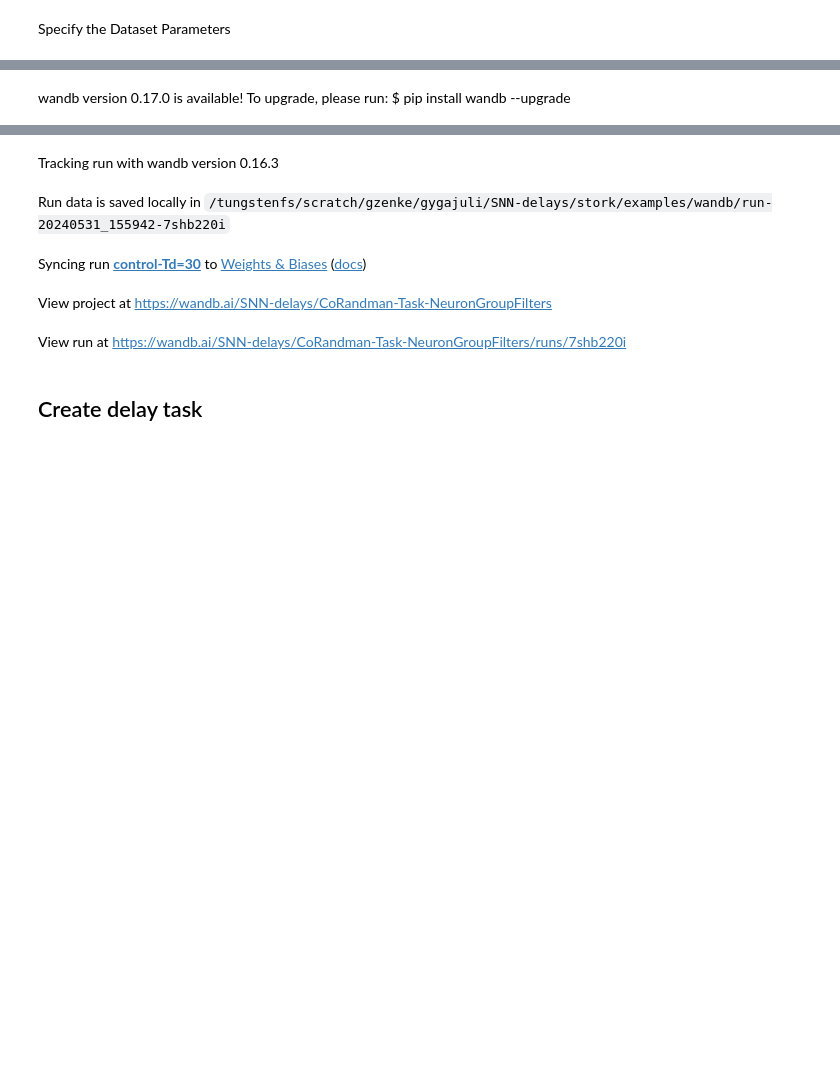
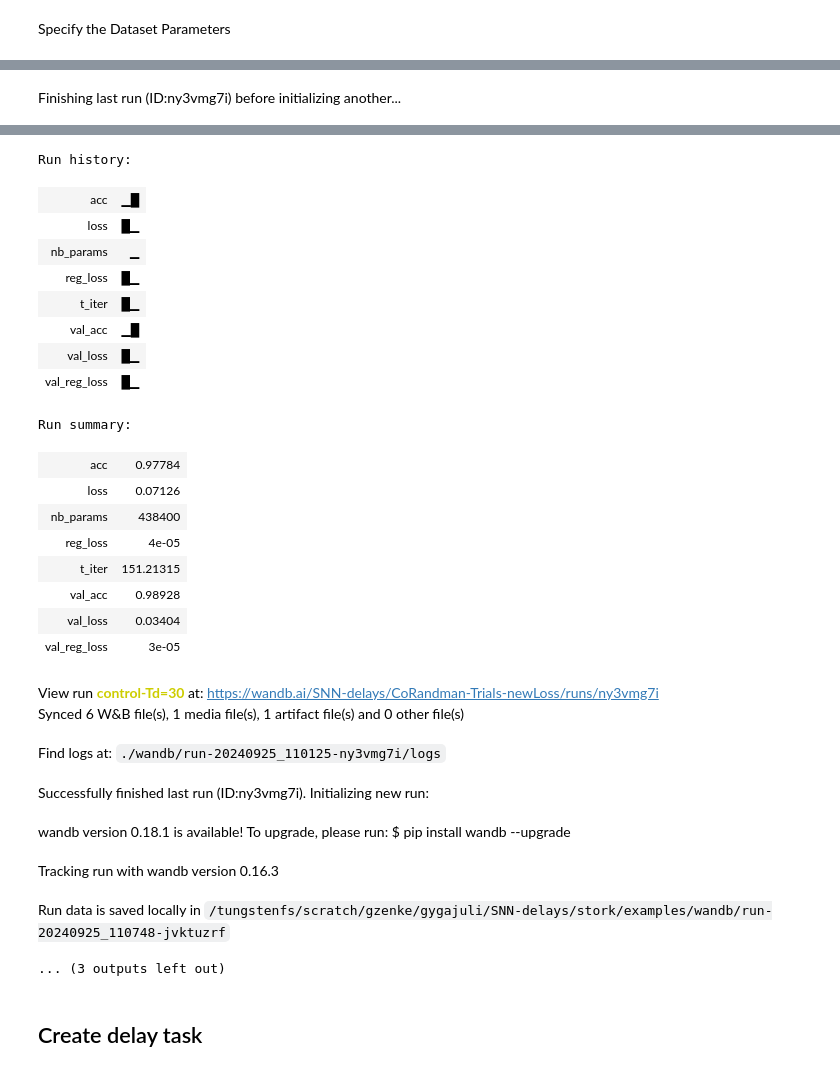
Before and after one commit to fmi-basel/stork, a Jupyter notebook: examples/99_JRJG_Control_CoRandman.ipynb, the cells around one changed output, grey strips where cells are left out. Saved outputs shown, nothing was run; the diff lists cells and outputs as text; code cells hidden in the pictures; blank space fills up the shorter version.

```diff
--- a/examples/99_JRJG_Control_CoRandman.ipynb
+++ b/examples/99_JRJG_Control_CoRandman.ipynb
@@ -144,7 +143,7 @@ wandb: Currently logged in as: julia-gygax (SNN-delays). Use `wandb login --relo
 True
 # %%
 wandbrun = wandb.init(
-    project="CoRandman-Task-NeuronGroupFilters",
+    project="CoRandman-Trials-newLoss",
     entity="SNN-delays",
     config=config,
     name="control-Td=" + str(T_delay),  # + datetime.now().strftime(dt_format),
@@ -152,4 +151,4 @@ wandbrun = wandb.init(
 )
 config = wandb.config
 # %% [output]
-wandb version 0.17.0 is available! To upgrade, please run: $ pip install wandb --upgrade
+Finishing last run (ID:ny3vmg7i) before initializing another...
@@ -156,8 +156,29 @@ wandb version 0.17.0 is available! To upgrade, please run: $ pip install wandb -
+Run history:
+| acc | ▁█ |
+| loss | █▁ |
+| nb_params | ▁ |
+| reg_loss | █▁ |
+| t_iter | █▁ |
+| val_acc | ▁█ |
+| val_loss | █▁ |
+| val_reg_loss | █▁ |
+Run summary:
+| acc | 0.97784 |
+| loss | 0.07126 |
+| nb_params | 438400 |
+| reg_loss | 4e-05 |
+| t_iter | 151.21315 |
+| val_acc | 0.98928 |
+| val_loss | 0.03404 |
+| val_reg_loss | 3e-05 |
-Tracking run with wandb version 0.16.3
+View run control-Td=30 at: https://wandb.ai/SNN-delays/CoRandman-Trials-newLoss/runs/ny3vmg7i
+Synced 6 W&B file(s), 1 media file(s), 1 artifact file(s) and 0 other file(s)
-Run data is saved locally in /tungstenfs/scratch/gzenke/gygajuli/SNN-delays/stork/examples/wandb/run-20240531_155942-7shb220i
+Find logs at: ./wandb/run-20240925_110125-ny3vmg7i/logs
-Syncing run control-Td=30 to Weights & Biases (docs)
+Successfully finished last run (ID:ny3vmg7i). Initializing new run:
-View project at https://wandb.ai/SNN-delays/CoRandman-Task-NeuronGroupFilters
+wandb version 0.18.1 is available! To upgrade, please run: $ pip install wandb --upgrade
-View run at https://wandb.ai/SNN-delays/CoRandman-Task-NeuronGroupFilters/runs/7shb220i
+Tracking run with wandb version 0.16.3
+Run data is saved locally in /tungstenfs/scratch/gzenke/gygajuli/SNN-delays/stork/examples/wandb/run-20240925_110748-jvktuzrf
+... (3 outputs left out)
 # %% [markdown]
 ## Create delay task
 # %%
```
Also changed, not shown: parts of 13 cells of this notebook, 2 other files.
